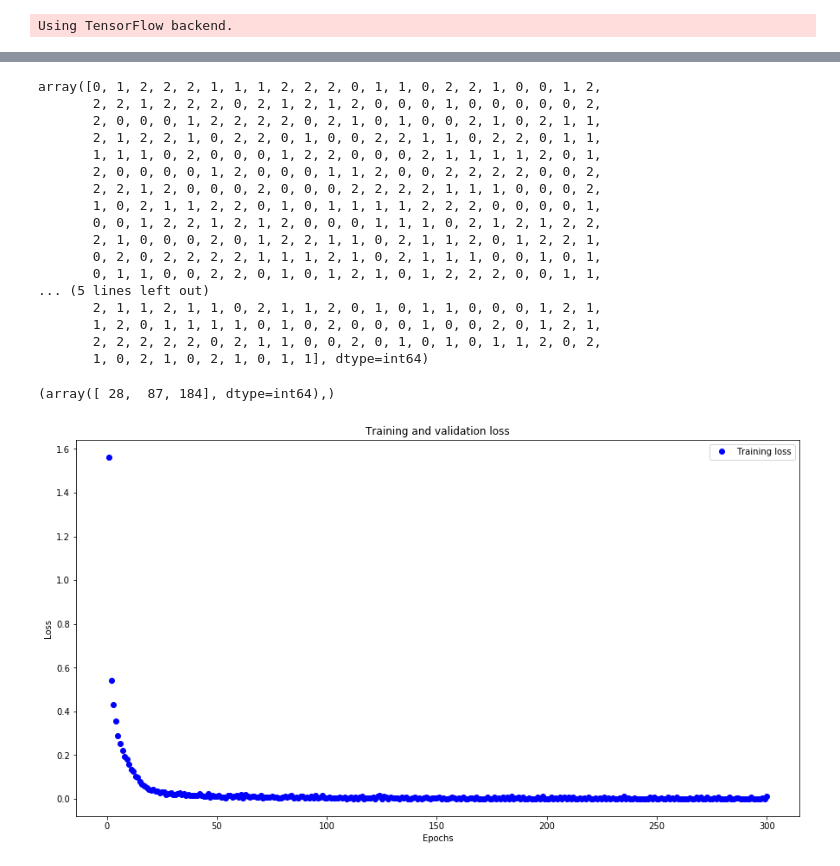
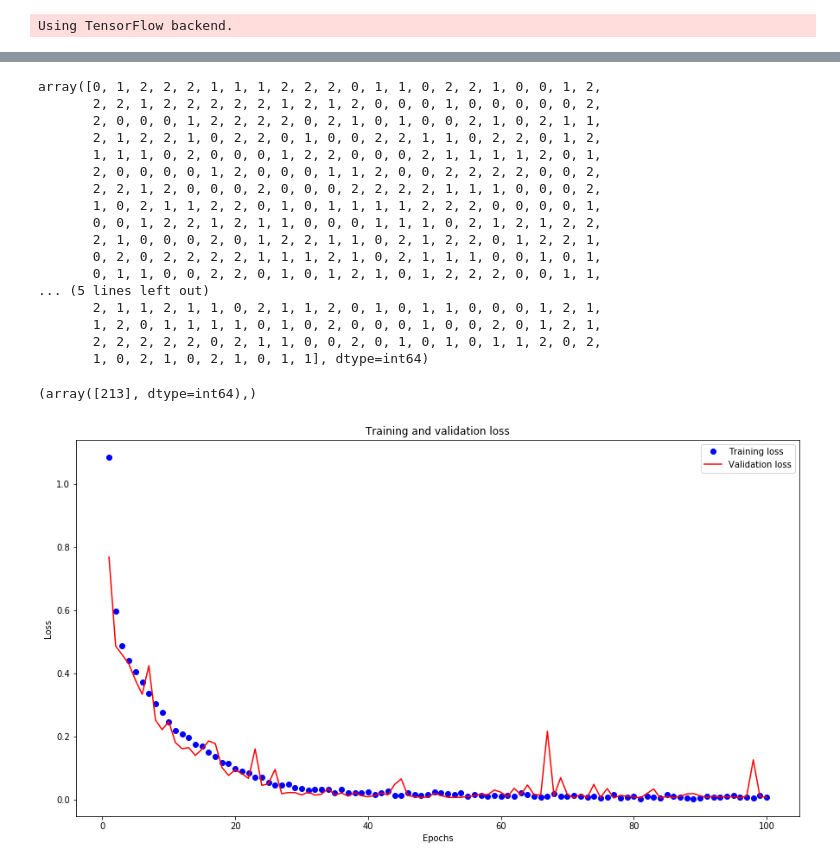
Before and after one commit to ZFlys/keras, a Jupyter notebook: Kingfa_CNN_32_16_A01_Test.ipynb, the cells around one changed output, grey strips where cells are left out. Cells and saved outputs as stored; diff of their text form; code cells hidden in the pictures.

```diff
--- a/Kingfa_CNN_32_16_A01_Test.ipynb
+++ b/Kingfa_CNN_32_16_A01_Test.ipynb
@@ -56,9 +50,9 @@ model.add(Conv2D(filters=32, activation='sigmoid',kernel_size=(5, 3), padding='s
 model.add(MaxPooling2D(pool_size=(2, 2), padding='same'))
 # %%
 model.add(Flatten())
-model.add(Dense(128))
-# model.add(Activation('sigmoid'))
-# model.add(Dropout(0.5))
+model.add(Dense(64))
+model.add(Activation('sigmoid'))
+model.add(Dropout(0.5))
 model.add(Dense(3))
 model.add(Activation('softmax'))
 # %%
@@ -84,5 +78,5 @@ _________________________________________________________________
 # %%
 model.compile(optimizer='rmsprop', loss='categorical_crossentropy', metrics=['accuracy'])
 # %%
-history = model.fit(X_train, y_train, batch_size=32, epochs=300)
+history = model.fit(X_train, y_train, batch_size=32, epochs=1000, validation_split=0.1)
 # %% [output]
@@ -117,15 +111,15 @@ predict = model.predict(X_test)
 np.argmax(predict, axis=1)
 # %% [output]
 array([0, 1, 2, 2, 2, 1, 1, 1, 2, 2, 2, 0, 1, 1, 0, 2, 2, 1, 0, 0, 1, 2,
-       2, 2, 1, 2, 2, 2, 0, 2, 1, 2, 1, 2, 0, 0, 0, 1, 0, 0, 0, 0, 0, 2,
+       2, 2, 1, 2, 2, 2, 2, 2, 1, 2, 1, 2, 0, 0, 0, 1, 0, 0, 0, 0, 0, 2,
        2, 0, 0, 0, 1, 2, 2, 2, 2, 0, 2, 1, 0, 1, 0, 0, 2, 1, 0, 2, 1, 1,
-       2, 1, 2, 2, 1, 0, 2, 2, 0, 1, 0, 0, 2, 2, 1, 1, 0, 2, 2, 0, 1, 1,
+       2, 1, 2, 2, 1, 0, 2, 2, 0, 1, 0, 0, 2, 2, 1, 1, 0, 2, 2, 0, 1, 2,
        1, 1, 1, 0, 2, 0, 0, 0, 1, 2, 2, 0, 0, 0, 2, 1, 1, 1, 1, 2, 0, 1,
        2, 0, 0, 0, 0, 1, 2, 0, 0, 0, 1, 1, 2, 0, 0, 2, 2, 2, 2, 0, 0, 2,
        2, 2, 1, 2, 0, 0, 0, 2, 0, 0, 0, 2, 2, 2, 2, 1, 1, 1, 0, 0, 0, 2,
        1, 0, 2, 1, 1, 2, 2, 0, 1, 0, 1, 1, 1, 1, 2, 2, 2, 0, 0, 0, 0, 1,
-       0, 0, 1, 2, 2, 1, 2, 1, 2, 0, 0, 0, 1, 1, 1, 0, 2, 1, 2, 1, 2, 2,
-       2, 1, 0, 0, 0, 2, 0, 1, 2, 2, 1, 1, 0, 2, 1, 1, 2, 0, 1, 2, 2, 1,
+       0, 0, 1, 2, 2, 1, 2, 1, 1, 0, 0, 0, 1, 1, 1, 0, 2, 1, 2, 1, 2, 2,
+       2, 1, 0, 0, 0, 2, 0, 1, 2, 2, 1, 1, 0, 2, 1, 2, 2, 0, 1, 2, 2, 1,
        0, 2, 0, 2, 2, 2, 2, 1, 1, 1, 2, 1, 0, 2, 1, 1, 1, 0, 0, 1, 0, 1,
        0, 1, 1, 0, 0, 2, 2, 0, 1, 0, 1, 2, 1, 0, 1, 2, 2, 2, 0, 0, 1, 1,
 ... (5 lines left out)
@@ -136,20 +130,20 @@ array([0, 1, 2, 2, 2, 1, 1, 1, 2, 2, 2, 0, 1, 1, 0, 2, 2, 1, 0, 0, 1, 2,
 # %%
 np.where(np.argmax(predict, axis=1) != np.argmax(y_test, axis=1))
 # %% [output]
-(array([ 28,  87, 184], dtype=int64),)
+(array([213], dtype=int64),)
 # %%
-loss = history.history['loss']
-# val_loss = history.history['val_loss']
+loss = history.history['loss'][:100]
+val_loss = history.history['val_loss'][:100]
 epochs = range(1, len(loss) + 1)
 plt.figure(figsize=(15,8))
 plt.plot(epochs, loss, 'bo', label='Training loss')
-# plt.plot(epochs, val_loss, 'r', label='Validation loss')
+plt.plot(epochs, val_loss, 'r', label='Validation loss')
 plt.title('Training and validation loss')
 plt.xlabel('Epochs')
 plt.ylabel('Loss')
 plt.legend()
 plt.show()
 # %% [output]
-[figure, old version]
+[figure, new version]
 # %%
 acc = history.history['acc']
```
Also changed, not shown: parts of 6 cells of this notebook, 3 other files.
